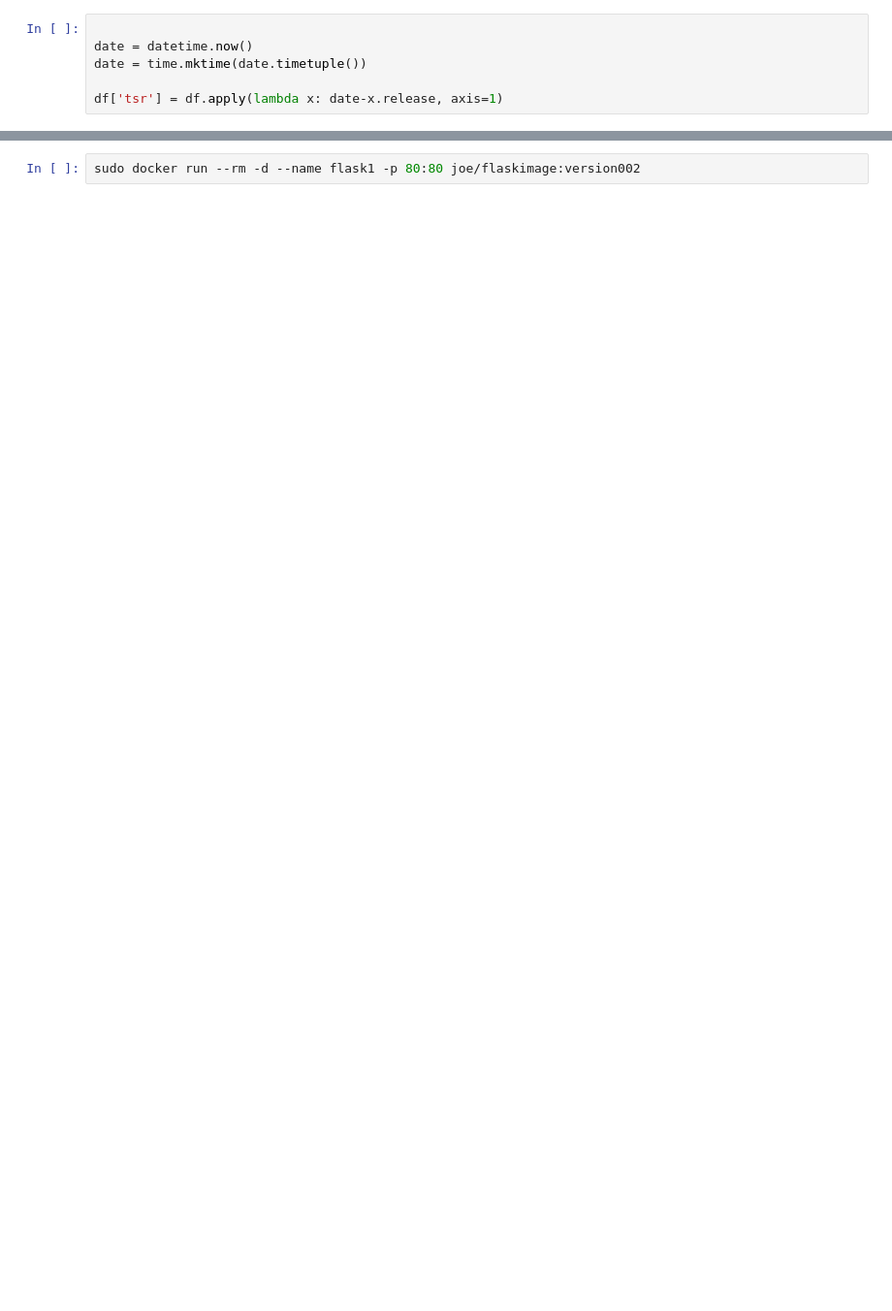
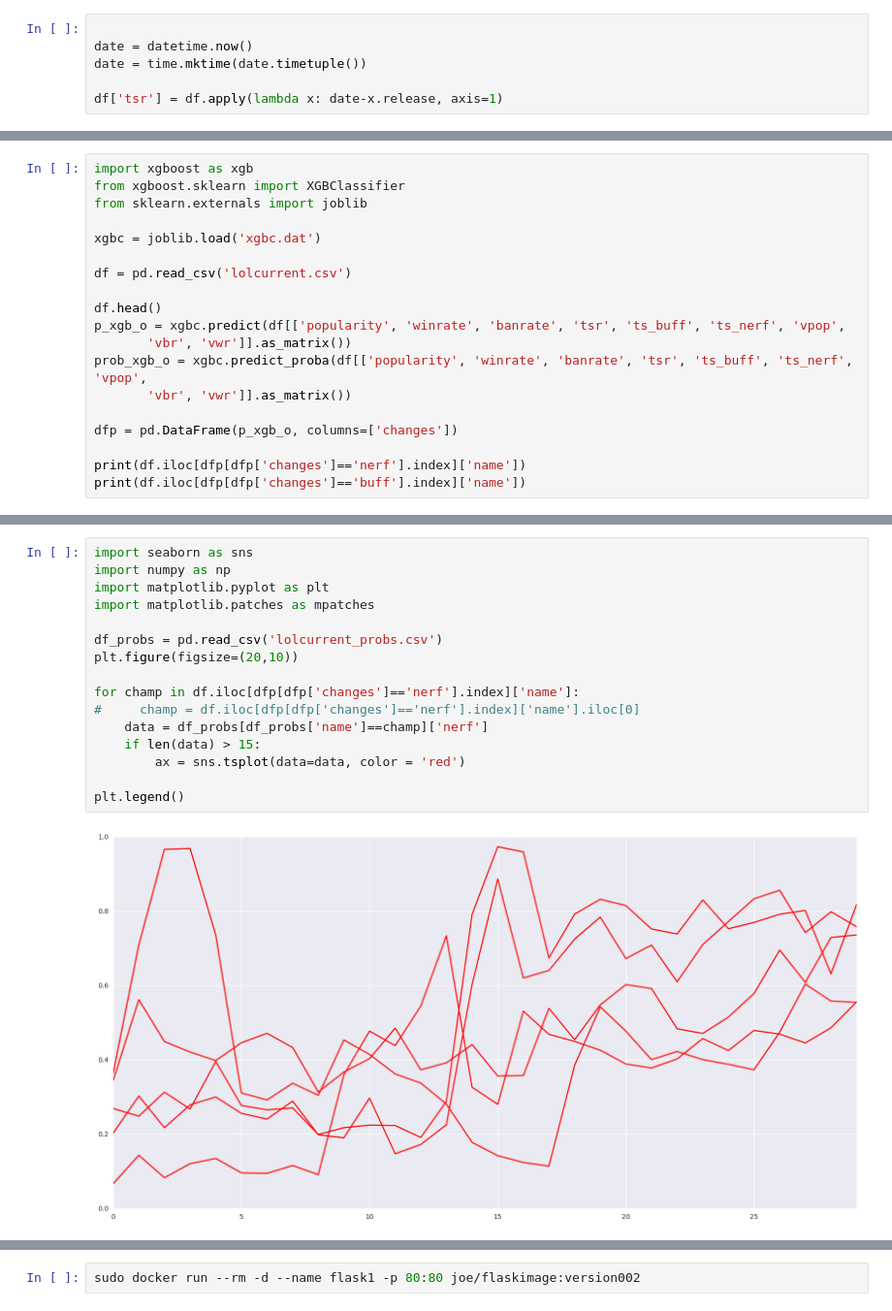
Before and after one commit to joseph-jnl/insight, a Jupyter notebook: flask_scrape.ipynb, the cells around one changed output, grey strips where cells are left out. Shown at 97% size. Saved outputs shown, nothing was run; the diff lists cells and outputs as text; blank space fills up the shorter version.

```diff
--- a/flask_scrape.ipynb
+++ b/flask_scrape.ipynb
@@ -83,0 +156,19 @@ df.to_csv('lolcurrent.csv', index=False)
+# %%
+import xgboost as xgb
+from xgboost.sklearn import XGBClassifier
+from sklearn.externals import joblib
+
+xgbc = joblib.load('xgbc.dat')
+
+df = pd.read_csv('lolcurrent.csv')
+
+df.head()
+p_xgb_o = xgbc.predict(df[['popularity', 'winrate', 'banrate', 'tsr', 'ts_buff', 'ts_nerf', 'vpop',
+       'vbr', 'vwr']].as_matrix())
+prob_xgb_o = xgbc.predict_proba(df[['popularity', 'winrate', 'banrate', 'tsr', 'ts_buff', 'ts_nerf', 'vpop',
+       'vbr', 'vwr']].as_matrix())
+
+dfp = pd.DataFrame(p_xgb_o, columns=['changes'])
+
+print(df.iloc[dfp[dfp['changes']=='nerf'].index]['name'])
+print(df.iloc[dfp[dfp['changes']=='buff'].index]['name'])
@@ -83,0 +188,18 @@ df.to_csv('lolcurrent.csv', index=False)
+# %%
+import seaborn as sns
+import numpy as np
+import matplotlib.pyplot as plt
+import matplotlib.patches as mpatches
+
+df_probs = pd.read_csv('lolcurrent_probs.csv')
+plt.figure(figsize=(20,10))
+
+for champ in df.iloc[dfp[dfp['changes']=='nerf'].index]['name']:
+#     champ = df.iloc[dfp[dfp['changes']=='nerf'].index]['name'].iloc[0]
+    data = df_probs[df_probs['name']==champ]['nerf']
+    if len(data) > 15:
+        ax = sns.tsplot(data=data, color = 'red')
+
+plt.legend()
+# %% [output]
+[figure, added]
```
Also changed, not shown: parts of 17 cells of this notebook, 1 other file.
